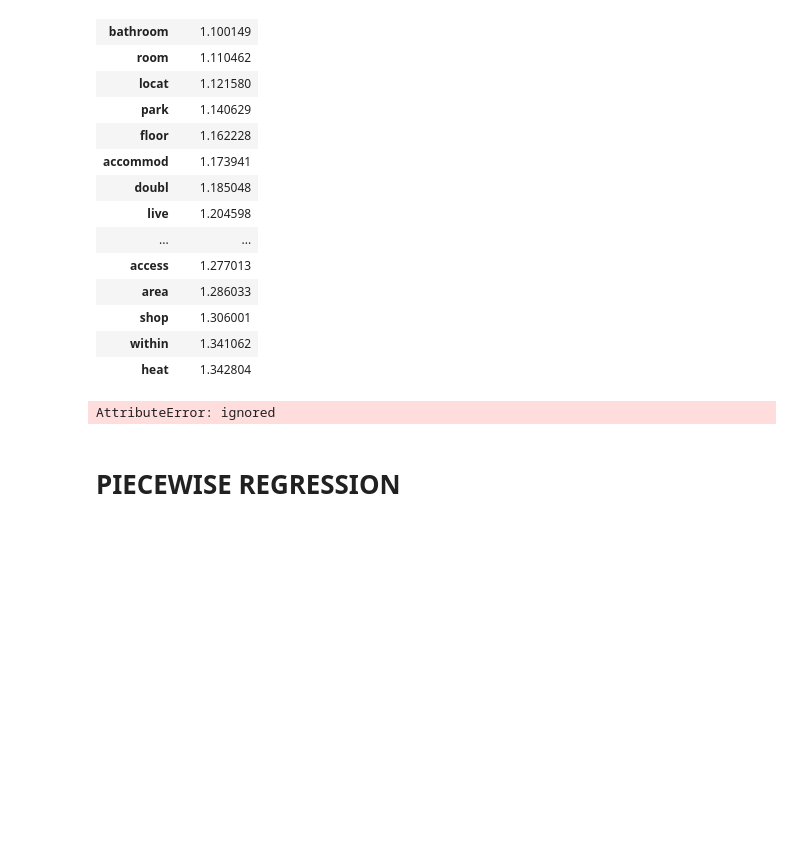
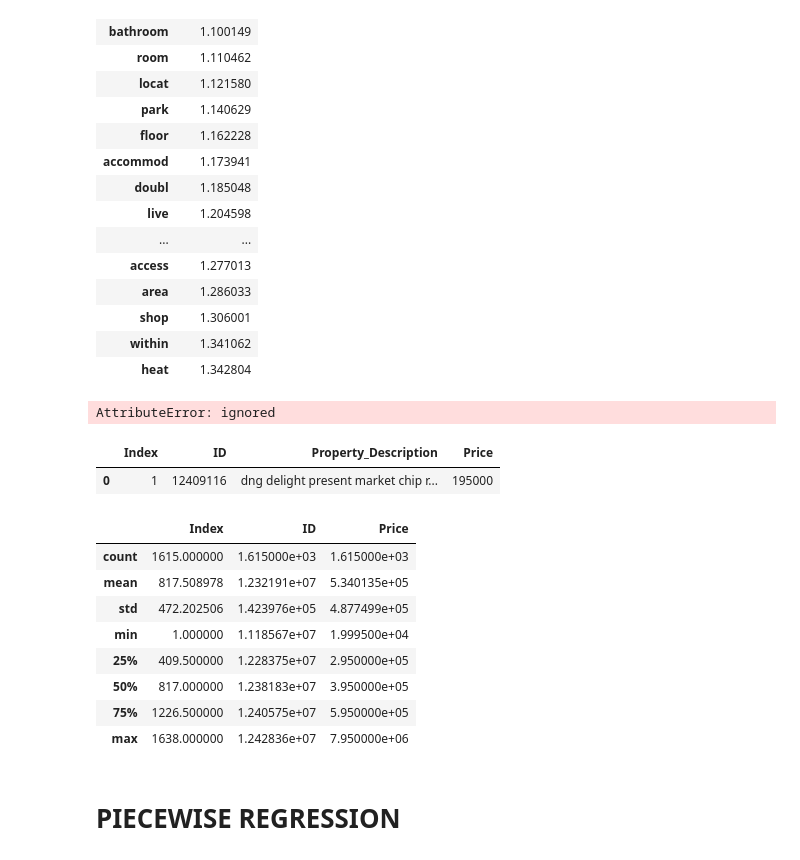
Before and after one commit to markdevine/ET5003_SEM1_2021-2, a Jupyter notebook: ET5003_KaggleCompetition_MarkDevine_19187289.ipynb, the cells around one changed output. Saved outputs shown, nothing was run; the diff lists cells and outputs as text; code cells hidden in the pictures; blank space fills up the shorter version.

```diff
--- a/ET5003_KaggleCompetition_MarkDevine_19187289.ipynb
+++ b/ET5003_KaggleCompetition_MarkDevine_19187289.ipynb
@@ -905,8 +942,25 @@ new_dataset = pd.DataFrame(data=np.hstack([x_train_count.toarray(),y_train.value
+# %%
+# create a new dataframe specifcally to use the freature Property_Description to predict the price of a house after applying NLP
+
+df_train_nlp = df_train.filter(['Index', 'ID',	'Property_Description', 'Price'], axis = 1)
 # %%
-# first rows
-new_dataset.head()
+# first rows of the NLP dataset
+df_train_nlp.head(1)
+# %% [output]
+|  | Index | ID | Property_Description | Price |
+| 0 | 1 | 12409116 | dng delight present market chip r... | 195000 |
 # %%
-new_dataset.describe()
+df_train_nlp.describe()
+# %% [output]
+|  | Index | ID | Price |
+| count | 1615.000000 | 1.615000e+03 | 1.615000e+03 |
+| mean | 817.508978 | 1.232191e+07 | 5.340135e+05 |
+| std | 472.202506 | 1.423976e+05 | 4.877499e+05 |
+| min | 1.000000 | 1.118567e+07 | 1.999500e+04 |
+| 25% | 409.500000 | 1.228375e+07 | 2.950000e+05 |
+| 50% | 817.000000 | 1.238183e+07 | 3.950000e+05 |
+| 75% | 1226.500000 | 1.240575e+07 | 5.950000e+05 |
+| max | 1638.000000 | 1.242836e+07 | 7.950000e+06 |
 # %% [markdown]
 # PIECEWISE REGRESSION
 # %% [markdown]
```
Also changed, not shown: parts of 45 cells of this notebook.
